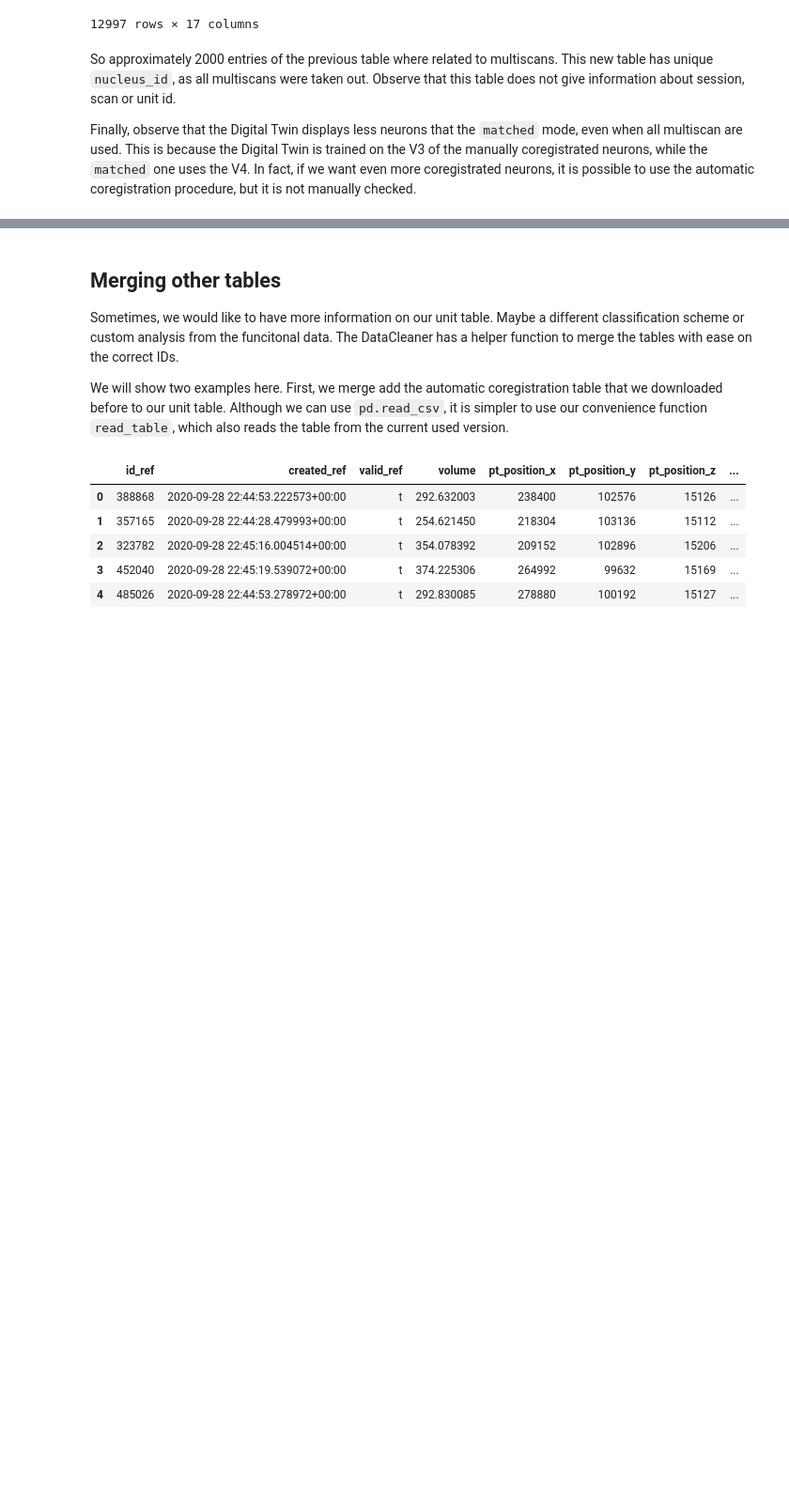
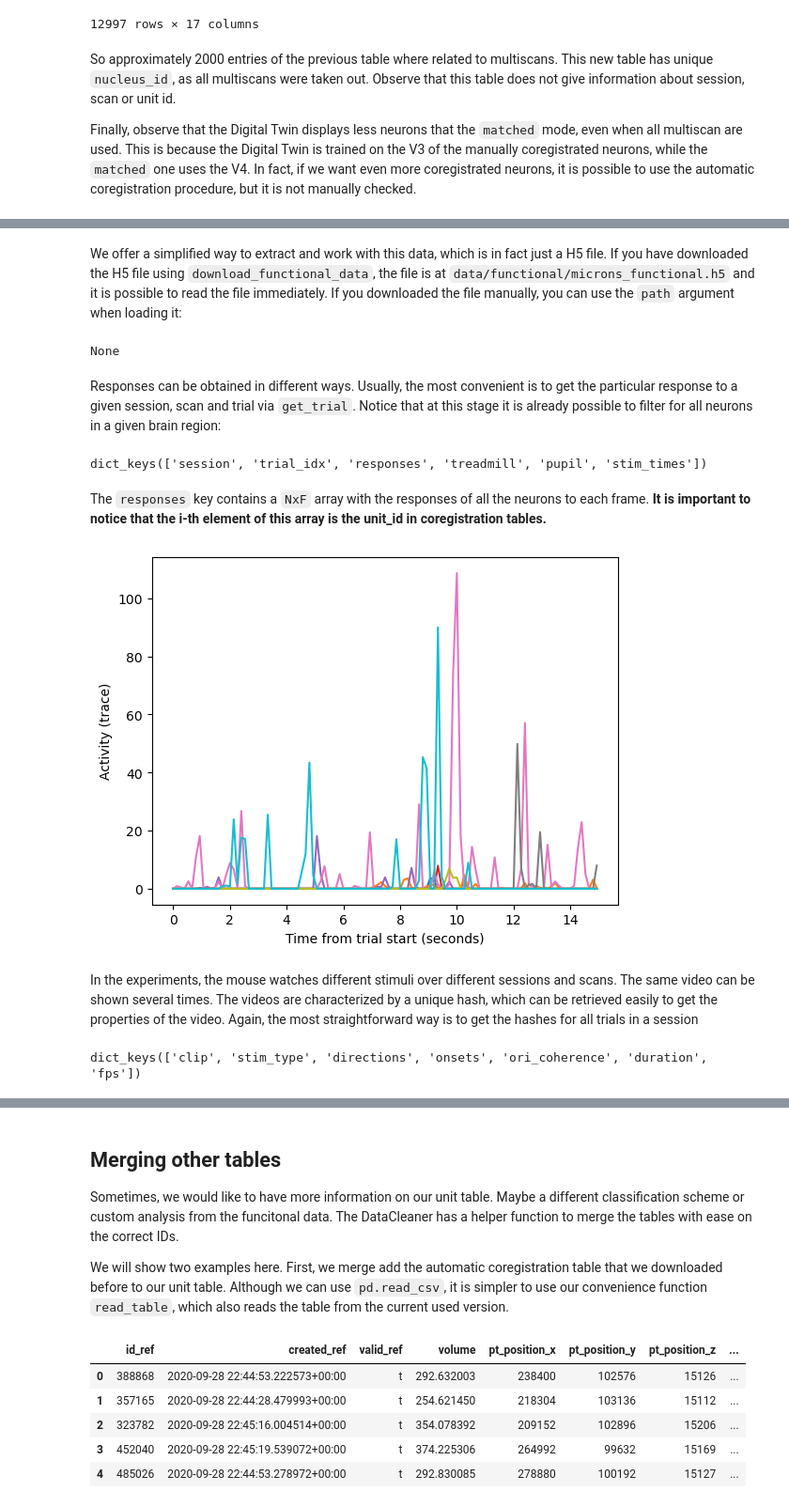
Before and after one commit to MICrONS-Milano-CoLab/MICrONS-datacleaner, a Jupyter notebook: tutorial/basic-tutorial.ipynb, the cells around one changed output, grey strips where cells are left out. Shown at 94% size. Cells and saved outputs as stored; diff of their text form; code cells hidden in the pictures; blank space fills up the shorter version.

```diff
--- a/tutorial/basic-tutorial.ipynb
+++ b/tutorial/basic-tutorial.ipynb
@@ -365,0 +352,41 @@ Finally, observe that the Digital Twin displays less neurons that the `matched`
+# %% [markdown]
+We offer a simplified way to extract and work with this data, which is in fact just a H5 file. If you have downloaded the H5 file using `download_functional_data`, the file is at `data/functional/microns_functional.h5` and it is possible to read the file immediately. If you downloaded the file manually, you can use the `path` argument when loading it:
+# %%
+funcreader = mic.MicronsFunctionalReader(datadir="../data") #or path="/location/of/downloaded/microns_whatever_name.h5"
+# %% [output]
+None
+# %% [markdown]
+Responses can be obtained in different ways. Usually, the most convenient is to get the particular response to a given session, scan and trial via `get_trial`. Notice that at this stage it is already possible to filter for all neurons in a given brain region:
+# %%
+session  = 9
+scan_idx = 4
+trial = 0
+
+sesh_scan = f"{session}_{scan_idx}" #"9_4" in the example
+
+#The function returns a dictionary, with neural responses, treadmill speed, recorded pupil size, and timestamps for each frame
+r = funcreader.get_trial(sesh_scan, trial, "V1")
+r.keys()
+# %% [output]
+dict_keys(['session', 'trial_idx', 'responses', 'treadmill', 'pupil', 'stim_times'])
+# %% [markdown]
+The `responses` key contains a `NxF` array with the responses of all the neurons to each frame. **It is important to notice that the i-th element of this array is the unit_id in coregistration tables.**
+# %%
+time = r['stim_times'] - r['stim_times'][0]
+for i in range(10):
+    plt.plot(time, r['responses'][i,:])
+
+plt.xlabel("Time from trial start (seconds)")
+plt.ylabel("Activity (trace)")
+plt.show()
+# %% [output]
+[figure, added]
+# %% [markdown]
+In the experiments, the mouse watches different stimuli over different sessions and scans. The same video can be shown several times. The videos are characterized by a unique hash, which can be retrieved easily to get the properties of the video. Again, the most straightforward way is to get the hashes for all trials in a session
+# %%
+#So hashes[i] contains the video shown at the i-th trial in session 9, scan_idx 4
+hashes     = funcreader.get_hashes_by_session(sesh_scan)
+videoprops = funcreader.get_video_data(hashes[trial])
+videoprops.keys()
+# %% [output]
+dict_keys(['clip', 'stim_type', 'directions', 'onsets', 'ori_coherence', 'duration', 'fps'])
```
Also changed, not shown: parts of 18 cells of this notebook, 6 other files.
